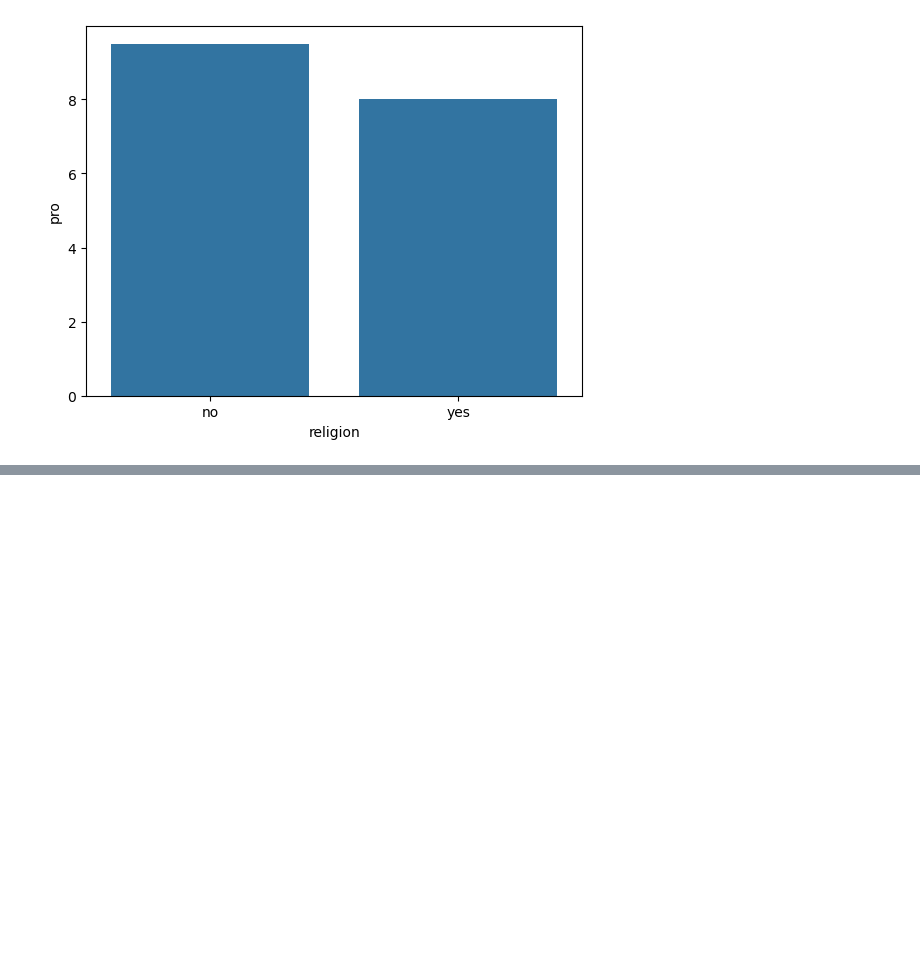
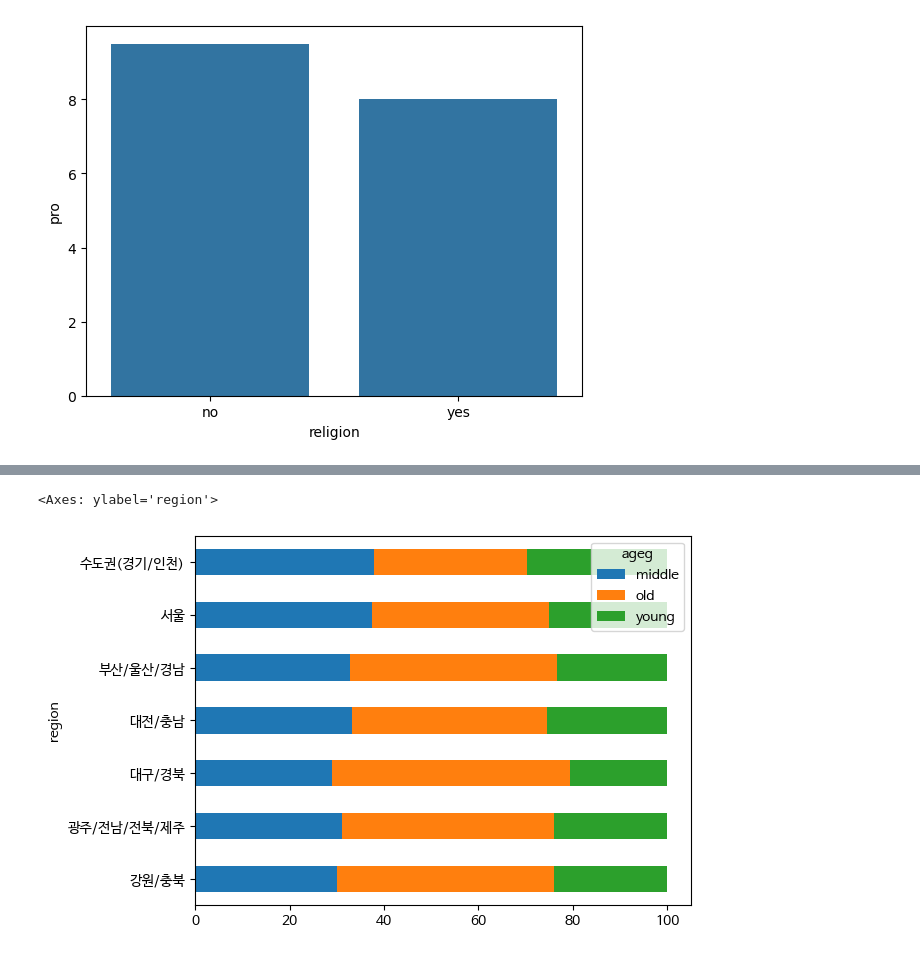
Before and after one commit to brave0duck/easy_python, a Jupyter notebook: z-09.project-02.ipynb, the cells around one changed output, grey strips where cells are left out. Cells and saved outputs as stored; diff of their text form; code cells hidden in the pictures; blank space fills up the shorter version.

```diff
--- a/z-09.project-02.ipynb
+++ b/z-09.project-02.ipynb
@@ -61,0 +111,6 @@ NameError: name 'welfare' is not defined
+# %%
+# 그래프는 그렸으나 문제가 있다, 연령대가 지역별로 따로 떨어져있어 비교가 힘들다
+# 누적그래프가 이럴때 좋다
+# 피봇으로  변수를 조작한다. index = 행 , columns = 열, values = 값 으로 생각하면된다.
+pivot_df = region_ageg[['region','ageg','proportion']].pivot(index='region',columns='ageg',values='proportion')
+pivot_df
@@ -61,0 +127,7 @@ NameError: name 'welfare' is not defined
+# %%
+# 누적 그래프를 그린다
+pivot_df.plot.barh(stacked=True)
+# 문제가 있다. 비교를 편하게 하려면 정렬이 필요하다
+# %% [output]
+<Axes: ylabel='region'>
+[figure, added]
```
Also changed, not shown: parts of 10 cells of this notebook.
